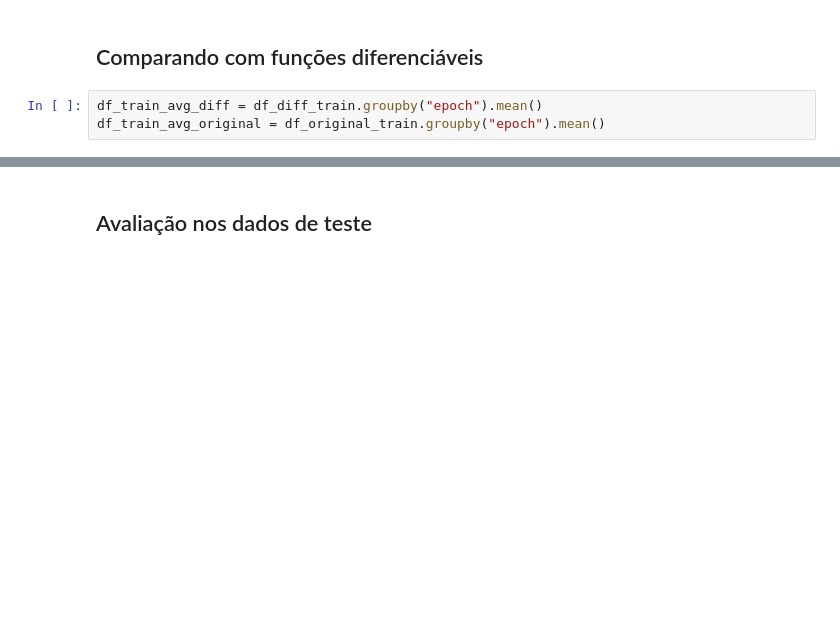
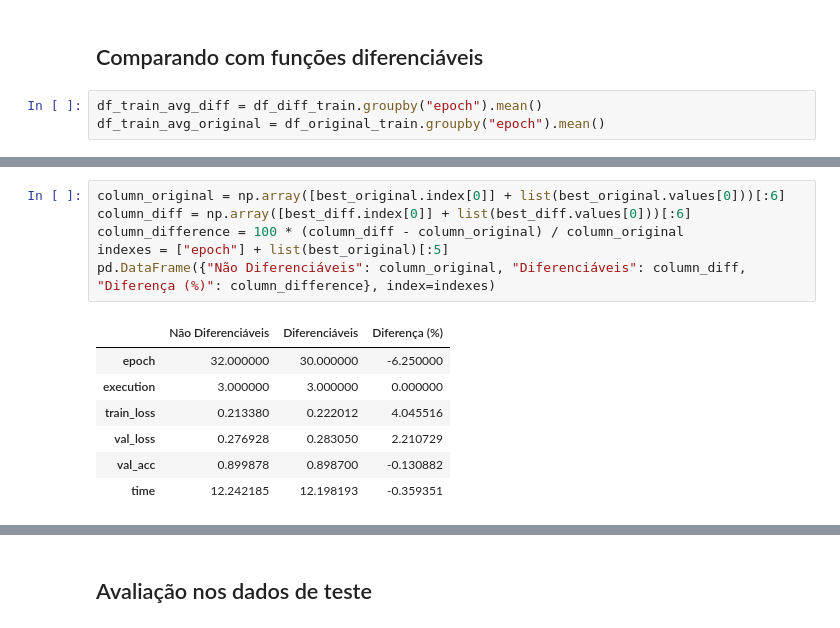
Before and after one commit to robertotomchak/ReLUDiffStudy, a Jupyter notebook: analysis_hochuli.ipynb, the cells around one changed output, grey strips where cells are left out. Cells and saved outputs as stored; diff of their text form; blank space fills up the shorter version.

```diff
--- a/analysis_hochuli.ipynb
+++ b/analysis_hochuli.ipynb
@@ -199,0 +201,14 @@ best_diff
+# %%
+column_original = np.array([best_original.index[0]] + list(best_original.values[0]))[:6]
+column_diff = np.array([best_diff.index[0]] + list(best_diff.values[0]))[:6]
+column_difference = 100 * (column_diff - column_original) / column_original
+indexes = ["epoch"] + list(best_original)[:5]
+pd.DataFrame({"Não Diferenciáveis": column_original, "Diferenciáveis": column_diff, "Diferença (%)": column_difference}, index=indexes)
+# %% [output]
+|  | Não Diferenciáveis | Diferenciáveis | Diferença (%) |
+| epoch | 32.000000 | 30.000000 | -6.250000 |
+| execution | 3.000000 | 3.000000 | 0.000000 |
+| train_loss | 0.213380 | 0.222012 | 4.045516 |
+| val_loss | 0.276928 | 0.283050 | 2.210729 |
+| val_acc | 0.899878 | 0.898700 | -0.130882 |
+| time | 12.242185 | 12.198193 | -0.359351 |
```
Also changed, not shown: parts of 23 cells of this notebook.
